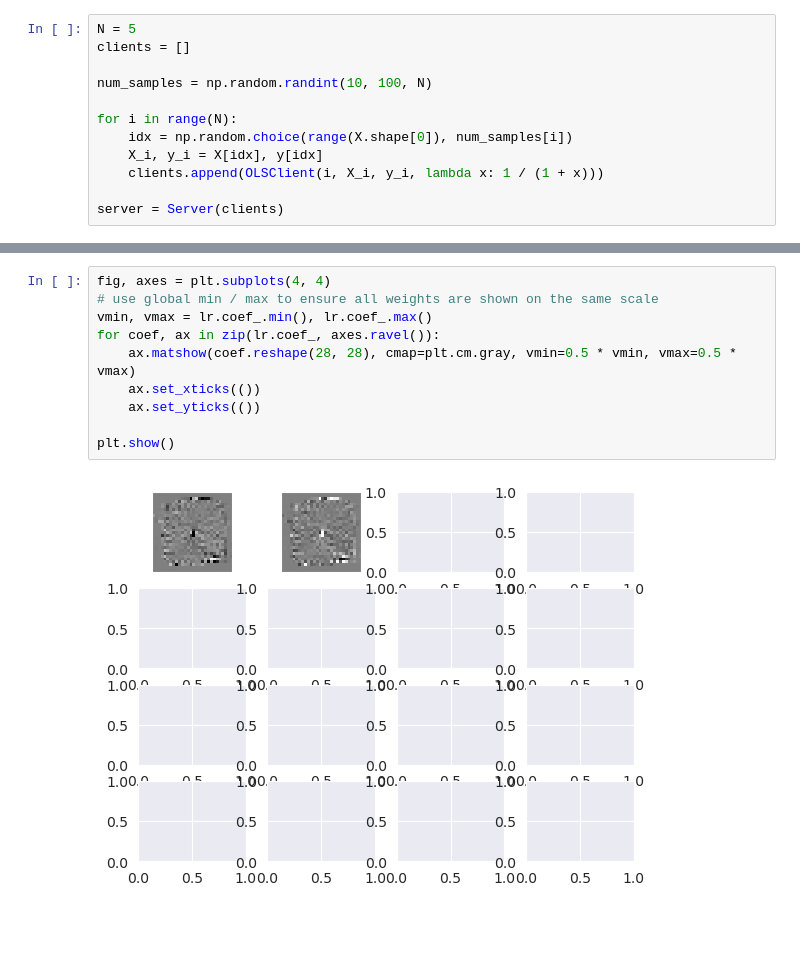
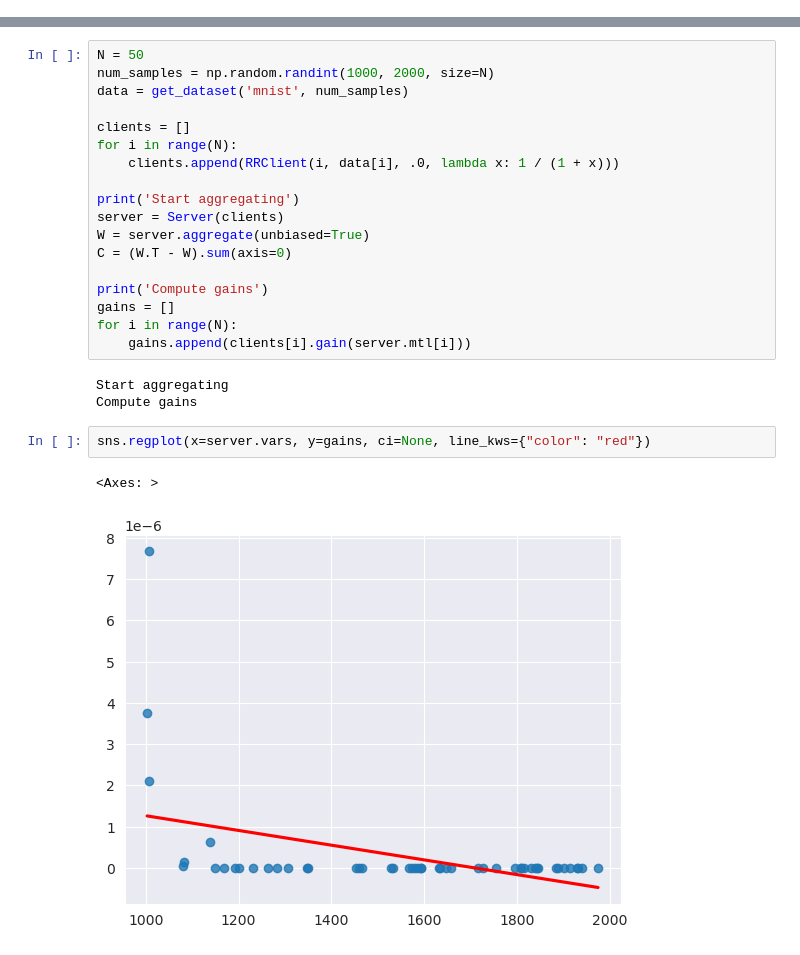
Before and after one commit to TheImpressiveDonut/Incentivization-Collab-Linear, a Jupyter notebook: main.ipynb, the cells around one changed output, grey strips where cells are left out. Cells and saved outputs as stored; diff of their text form; blank space fills up the shorter version.

```diff
--- a/main.ipynb
+++ b/main.ipynb
@@ -23,12 +16,0 @@ est = c.local_estimate()
-# %%
-N = 5
-clients = []
-
-num_samples = np.random.randint(10, 100, N)
-
-for i in range(N):
-    idx = np.random.choice(range(X.shape[0]), num_samples[i])
-    X_i, y_i = X[idx], y[idx]
-    clients.append(OLSClient(i, X_i, y_i, lambda x: 1 / (1 + x)))
-
-server = Server(clients)
@@ -264,12 +17,26 @@ ValueError: cannot reshape array of size 1568 into shape (28,28)
-# %%
-fig, axes = plt.subplots(4, 4)
-# use global min / max to ensure all weights are shown on the same scale
-vmin, vmax = lr.coef_.min(), lr.coef_.max()
-for coef, ax in zip(lr.coef_, axes.ravel()):
-    ax.matshow(coef.reshape(28, 28), cmap=plt.cm.gray, vmin=0.5 * vmin, vmax=0.5 * vmax)
-    ax.set_xticks(())
-    ax.set_yticks(())
-
-plt.show()
-# %% [output]
-[figure, removed]
+# %%
+N = 50
+num_samples = np.random.randint(1000, 2000, size=N)
+data = get_dataset('mnist', num_samples)
+
+clients = []
+for i in range(N):
+    clients.append(RRClient(i, data[i], .0, lambda x: 1 / (1 + x)))
+
+print('Start aggregating')
+server = Server(clients)
+W = server.aggregate(unbiased=True)
+C = (W.T - W).sum(axis=0)
+
+print('Compute gains')
+gains = []
+for i in range(N):
+    gains.append(clients[i].gain(server.mtl[i]))
+# %% [output]
+Start aggregating
+Compute gains
+# %%
+sns.regplot(x=server.vars, y=gains, ci=None, line_kws={"color": "red"})
+# %% [output]
+<Axes: >
+[figure, added]
```
Also changed, not shown: parts of 46 cells of this notebook, 11 other files.
